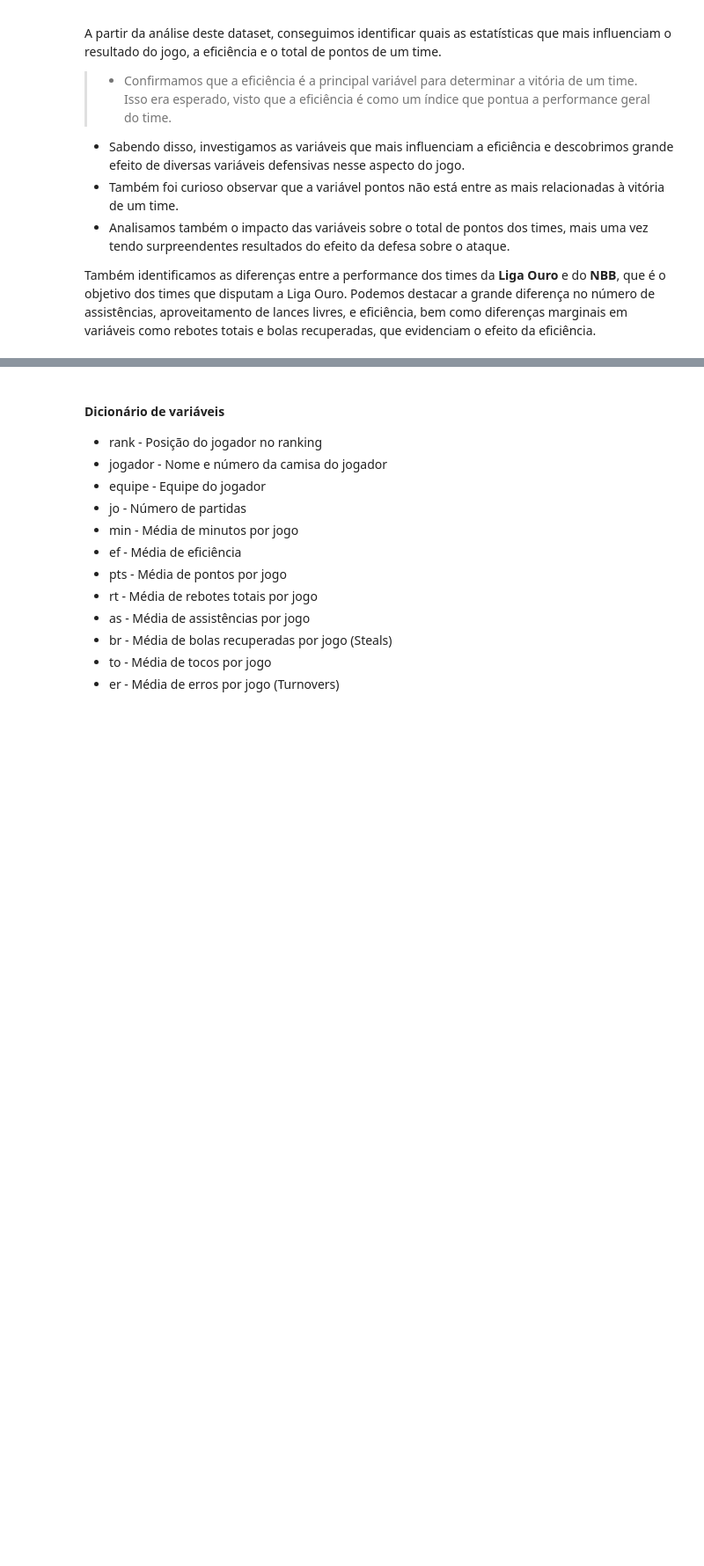
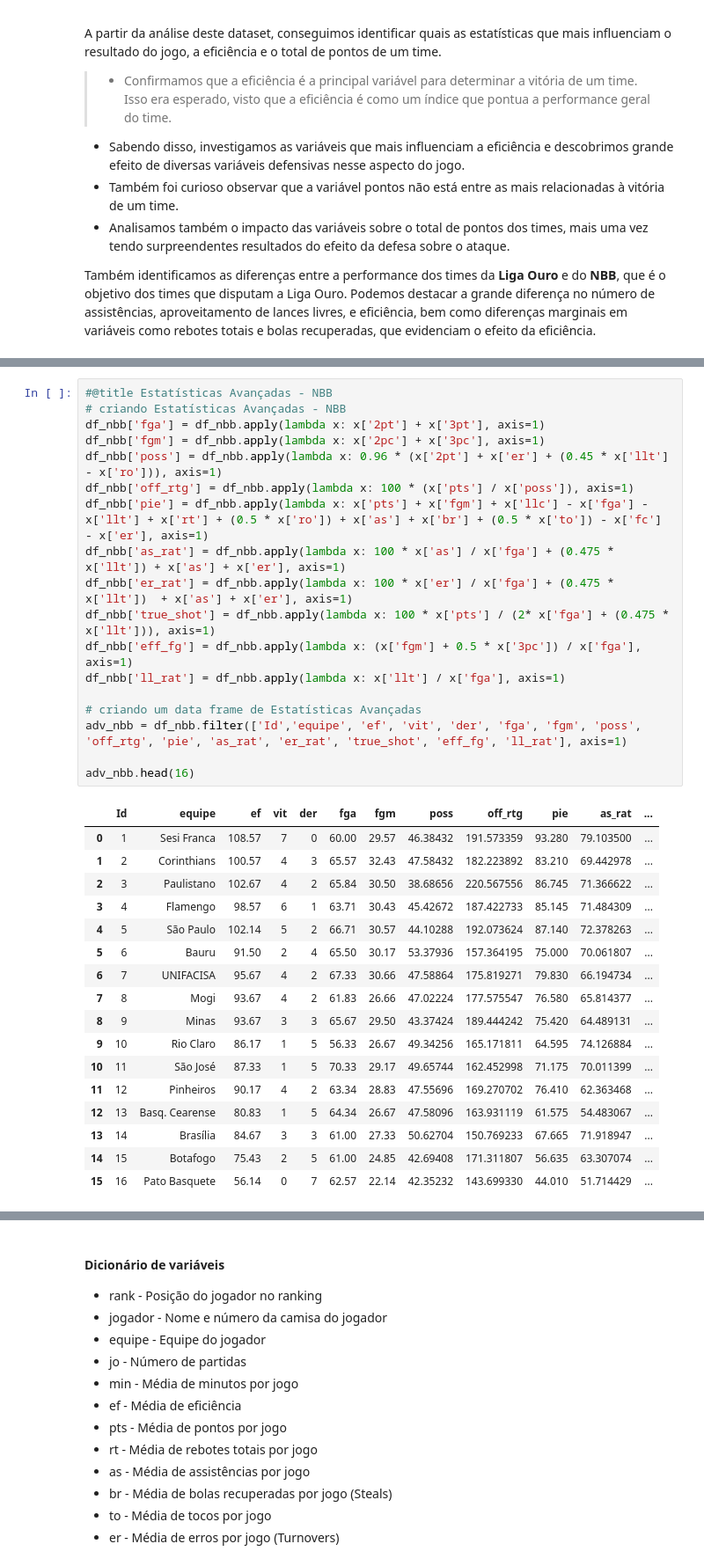
Before and after one commit to rafaelnduarte/Analise_De_Dados_Cerrado_Basquete, a Jupyter notebook: Codeless_Análise_de_Dados_Cerrado_Basquete.ipynb, the cells around one changed output, grey strips where cells are left out. Shown at 88% size. Saved outputs shown, nothing was run; the diff lists cells and outputs as text; blank space fills up the shorter version.

```diff
--- a/Codeless_Análise_de_Dados_Cerrado_Basquete.ipynb
+++ b/Codeless_Análise_de_Dados_Cerrado_Basquete.ipynb
@@ -585,0 +638,36 @@ Também identificamos as diferenças entre a performance dos times da **Liga Our
+# %%
+#@title Estatísticas Avançadas - NBB
+# criando Estatísticas Avançadas - NBB
+df_nbb['fga'] = df_nbb.apply(lambda x: x['2pt'] + x['3pt'], axis=1)
+df_nbb['fgm'] = df_nbb.apply(lambda x: x['2pc'] + x['3pc'], axis=1)
+df_nbb['poss'] = df_nbb.apply(lambda x: 0.96 * (x['2pt'] + x['er'] + (0.45 * x['llt'] - x['ro'])), axis=1)
+df_nbb['off_rtg'] = df_nbb.apply(lambda x: 100 * (x['pts'] / x['poss']), axis=1)
+df_nbb['pie'] = df_nbb.apply(lambda x: x['pts'] + x['fgm'] + x['llc'] - x['fga'] - x['llt'] + x['rt'] + (0.5 * x['ro']) + x['as'] + x['br'] + (0.5 * x['to']) - x['fc'] - x['er'], axis=1)
+df_nbb['as_rat'] = df_nbb.apply(lambda x: 100 * x['as'] / x['fga'] + (0.475 * x['llt']) + x['as'] + x['er'], axis=1)
+df_nbb['er_rat'] = df_nbb.apply(lambda x: 100 * x['er'] / x['fga'] + (0.475 * x['llt'])  + x['as'] + x['er'], axis=1)
+df_nbb['true_shot'] = df_nbb.apply(lambda x: 100 * x['pts'] / (2* x['fga'] + (0.475 * x['llt'])), axis=1)
+df_nbb['eff_fg'] = df_nbb.apply(lambda x: (x['fgm'] + 0.5 * x['3pc']) / x['fga'], axis=1)
+df_nbb['ll_rat'] = df_nbb.apply(lambda x: x['llt'] / x['fga'], axis=1)
+
+# criando um data frame de Estatísticas Avançadas
+adv_nbb = df_nbb.filter(['Id','equipe', 'ef', 'vit', 'der', 'fga', 'fgm', 'poss', 'off_rtg', 'pie', 'as_rat', 'er_rat', 'true_shot', 'eff_fg', 'll_rat'], axis=1)
+
+adv_nbb.head(16)
+# %% [output]
+|  | Id | equipe | ef | vit | der | fga | fgm | poss | off_rtg | pie | as_rat | ... |
+| 0 | 1 | Sesi Franca | 108.57 | 7 | 0 | 60.00 | 29.57 | 46.38432 | 191.573359 | 93.280 | 79.103500 | ... |
+| 1 | 2 | Corinthians | 100.57 | 4 | 3 | 65.57 | 32.43 | 47.58432 | 182.223892 | 83.210 | 69.442978 | ... |
+| 2 | 3 | Paulistano | 102.67 | 4 | 2 | 65.84 | 30.50 | 38.68656 | 220.567556 | 86.745 | 71.366622 | ... |
+| 3 | 4 | Flamengo | 98.57 | 6 | 1 | 63.71 | 30.43 | 45.42672 | 187.422733 | 85.145 | 71.484309 | ... |
+| 4 | 5 | São Paulo | 102.14 | 5 | 2 | 66.71 | 30.57 | 44.10288 | 192.073624 | 87.140 | 72.378263 | ... |
+| 5 | 6 | Bauru | 91.50 | 2 | 4 | 65.50 | 30.17 | 53.37936 | 157.364195 | 75.000 | 70.061807 | ... |
+| 6 | 7 | UNIFACISA | 95.67 | 4 | 2 | 67.33 | 30.66 | 47.58864 | 175.819271 | 79.830 | 66.194734 | ... |
+| 7 | 8 | Mogi | 93.67 | 4 | 2 | 61.83 | 26.66 | 47.02224 | 177.575547 | 76.580 | 65.814377 | ... |
+| 8 | 9 | Minas | 93.67 | 3 | 3 | 65.67 | 29.50 | 43.37424 | 189.444242 | 75.420 | 64.489131 | ... |
+| 9 | 10 | Rio Claro | 86.17 | 1 | 5 | 56.33 | 26.67 | 49.34256 | 165.171811 | 64.595 | 74.126884 | ... |
+| 10 | 11 | São José | 87.33 | 1 | 5 | 70.33 | 29.17 | 49.65744 | 162.452998 | 71.175 | 70.011399 | ... |
+| 11 | 12 | Pinheiros | 90.17 | 4 | 2 | 63.34 | 28.83 | 47.55696 | 169.270702 | 76.410 | 62.363468 | ... |
+| 12 | 13 | Basq. Cearense | 80.83 | 1 | 5 | 64.34 | 26.67 | 47.58096 | 163.931119 | 61.575 | 54.483067 | ... |
+| 13 | 14 | Brasília | 84.67 | 3 | 3 | 61.00 | 27.33 | 50.62704 | 150.769233 | 67.665 | 71.918947 | ... |
+| 14 | 15 | Botafogo | 75.43 | 2 | 5 | 61.00 | 24.85 | 42.69408 | 171.311807 | 56.635 | 63.307074 | ... |
+| 15 | 16 | Pato Basquete | 56.14 | 0 | 7 | 62.57 | 22.14 | 42.35232 | 143.699330 | 44.010 | 51.714429 | ... |
```
Also changed, not shown: parts of 17 cells of this notebook.
